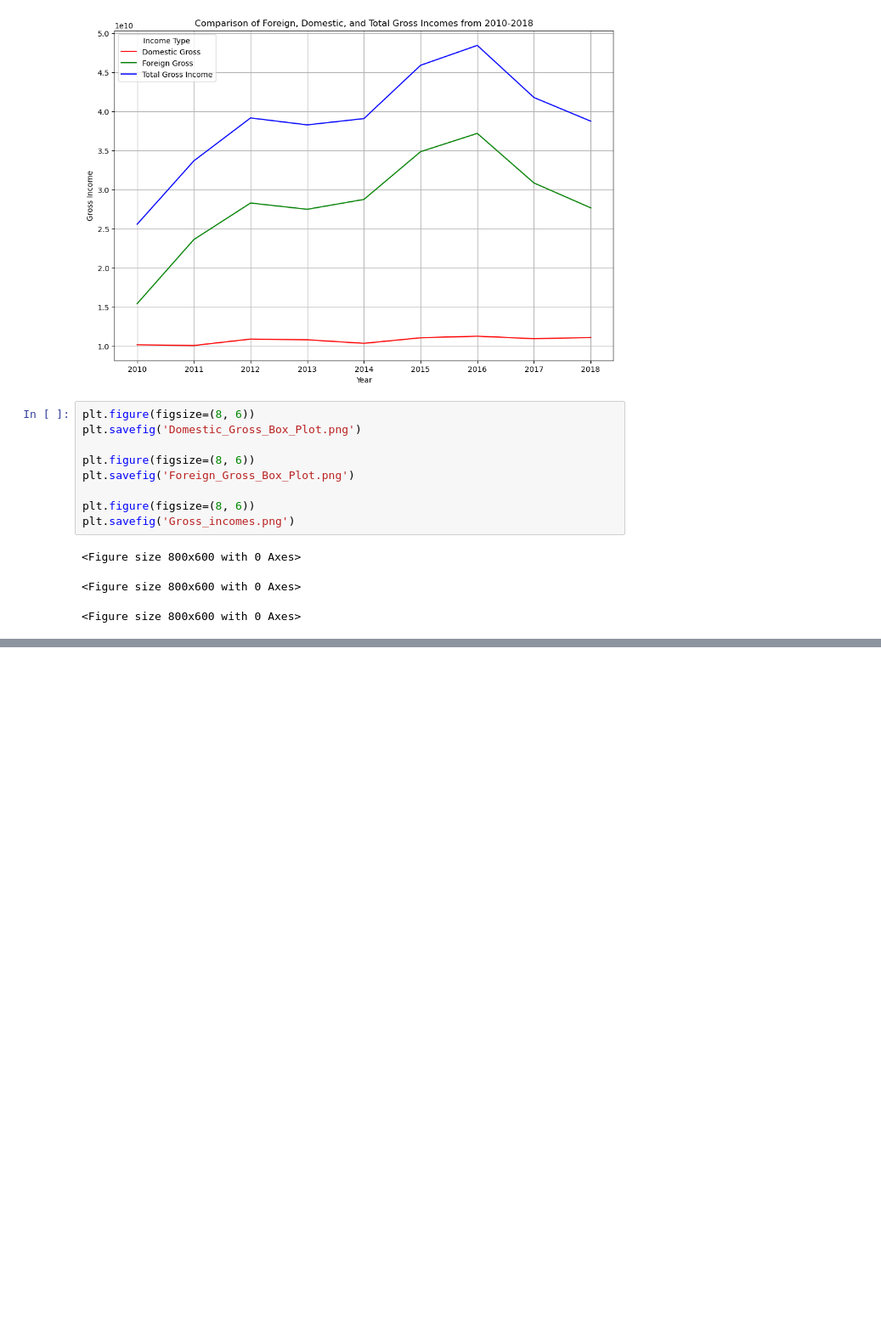
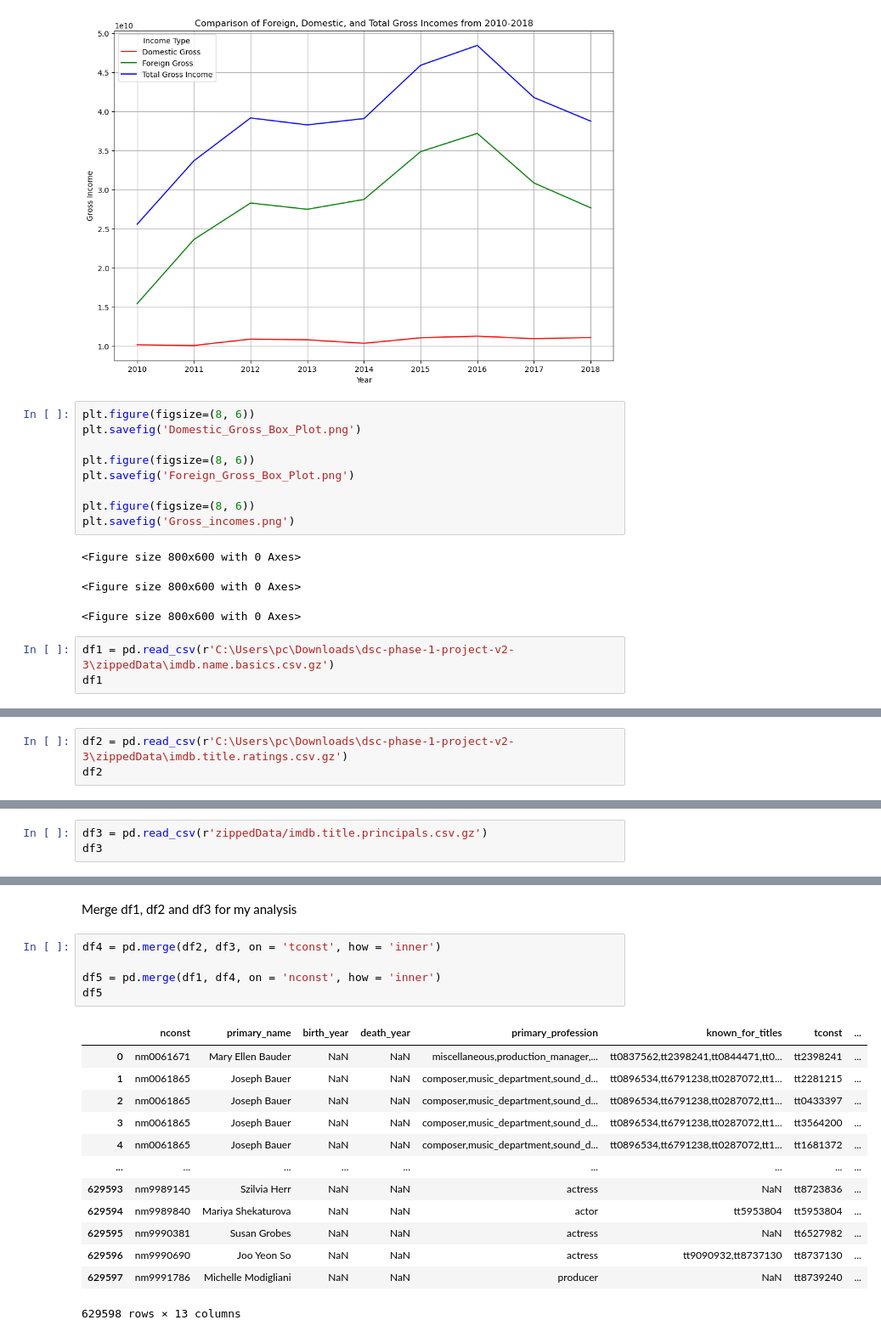
Before and after one commit to AwuorJ/dsc-phase-1-project-v2-3, a Jupyter notebook: student.ipynb, the cells around one changed output, grey strips where cells are left out. Shown: that part at 85% size. Cells and saved outputs as stored; diff of their text form; blank space fills up the shorter version.

Commit message:
open and merge 3 csv into 1 df

```diff
--- a/student.ipynb
+++ b/student.ipynb
@@ -281,3 +281,6 @@ plt.savefig('Gross_incomes.png')
 <Figure size 800x600 with 0 Axes>
 <Figure size 800x600 with 0 Axes>
 <Figure size 800x600 with 0 Axes>
+# %%
+df1 = pd.read_csv(r'C:\Users\pc\Downloads\dsc-phase-1-project-v2-3\zippedData\imdb.name.basics.csv.gz')
+df1
@@ -283,0 +317,3 @@ plt.savefig('Gross_incomes.png')
+# %%
+df2 = pd.read_csv(r'C:\Users\pc\Downloads\dsc-phase-1-project-v2-3\zippedData\imdb.title.ratings.csv.gz')
+df2
@@ -283,0 +334,3 @@ plt.savefig('Gross_incomes.png')
+# %%
+df3 = pd.read_csv(r'zippedData/imdb.title.principals.csv.gz')
+df3
@@ -283,0 +351,21 @@ plt.savefig('Gross_incomes.png')
+# %% [markdown]
+Merge df1, df2 and df3 for my analysis
+# %%
+df4 = pd.merge(df2, df3, on = 'tconst', how = 'inner')
+
+df5 = pd.merge(df1, df4, on = 'nconst', how = 'inner')
+df5
+# %% [output]
+|  | nconst | primary_name | birth_year | death_year | primary_profession | known_for_titles | tconst | ... |
+| 0 | nm0061671 | Mary Ellen Bauder | NaN | NaN | miscellaneous,production_manager,... | tt0837562,tt2398241,tt0844471,tt0... | tt2398241 | ... |
+| 1 | nm0061865 | Joseph Bauer | NaN | NaN | composer,music_department,sound_d... | tt0896534,tt6791238,tt0287072,tt1... | tt2281215 | ... |
+| 2 | nm0061865 | Joseph Bauer | NaN | NaN | composer,music_department,sound_d... | tt0896534,tt6791238,tt0287072,tt1... | tt0433397 | ... |
+| 3 | nm0061865 | Joseph Bauer | NaN | NaN | composer,music_department,sound_d... | tt0896534,tt6791238,tt0287072,tt1... | tt3564200 | ... |
+| 4 | nm0061865 | Joseph Bauer | NaN | NaN | composer,music_department,sound_d... | tt0896534,tt6791238,tt0287072,tt1... | tt1681372 | ... |
+| ... | ... | ... | ... | ... | ... | ... | ... | ... |
+| 629593 | nm9989145 | Szilvia Herr | NaN | NaN | actress | NaN | tt8723836 | ... |
+| 629594 | nm9989840 | Mariya Shekaturova | NaN | NaN | actor | tt5953804 | tt5953804 | ... |
+| 629595 | nm9990381 | Susan Grobes | NaN | NaN | actress | NaN | tt6527982 | ... |
+| 629596 | nm9990690 | Joo Yeon So | NaN | NaN | actress | tt9090932,tt8737130 | tt8737130 | ... |
+| 629597 | nm9991786 | Michelle Modigliani | NaN | NaN | producer | NaN | tt8739240 | ... |
+629598 rows × 13 columns
```
Also changed, not shown: parts of 4 cells of this notebook.
